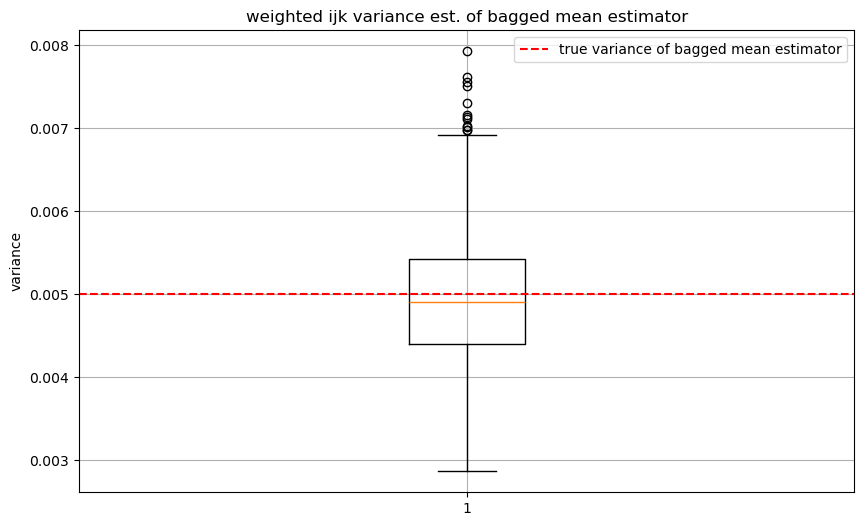
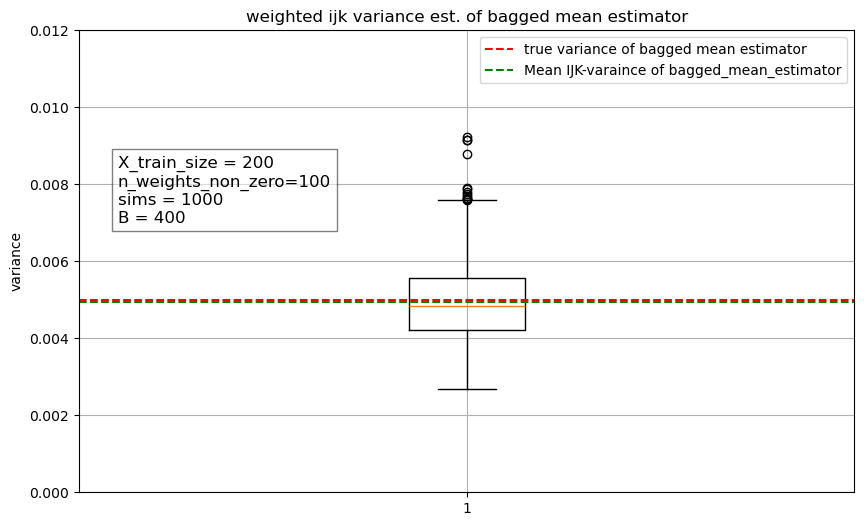
The change to this notebook cell's code, shown as a diff; its figure went from the first image to the second:
--- before
+++ after
@@ -2,5 +2,5 @@
 n_x = 2_00
 n_sim = 1000
-B = 2000
+B = 400
 portion_non_zero_weights = 0.5
 var_x = 0.5
@@ -47,4 +47,13 @@
     plt.grid(True)
     plt.axhline(y=true_var, color='r', linestyle='--', label='true variance of bagged mean estimator')
+    plt.axhline(y=round(theta_bagged_var_ijk.mean(),10), color='g', linestyle='--', label='Mean IJK-varaince of bagged_mean_estimator')
+    plt.text(
+        0.55,
+        0.007,
+        f"X_train_size = {n_x}\nn_weights_non_zero={m}\nsims = {n_sim}\nB = {B}",
+        fontsize=12,
+        bbox=dict(facecolor="white", alpha=0.5),
+    ) 
+    plt.ylim(0, 0.012)
     plt.legend()
     plt.title('weighted ijk variance est. of bagged mean estimator')

Commit: 03 finished